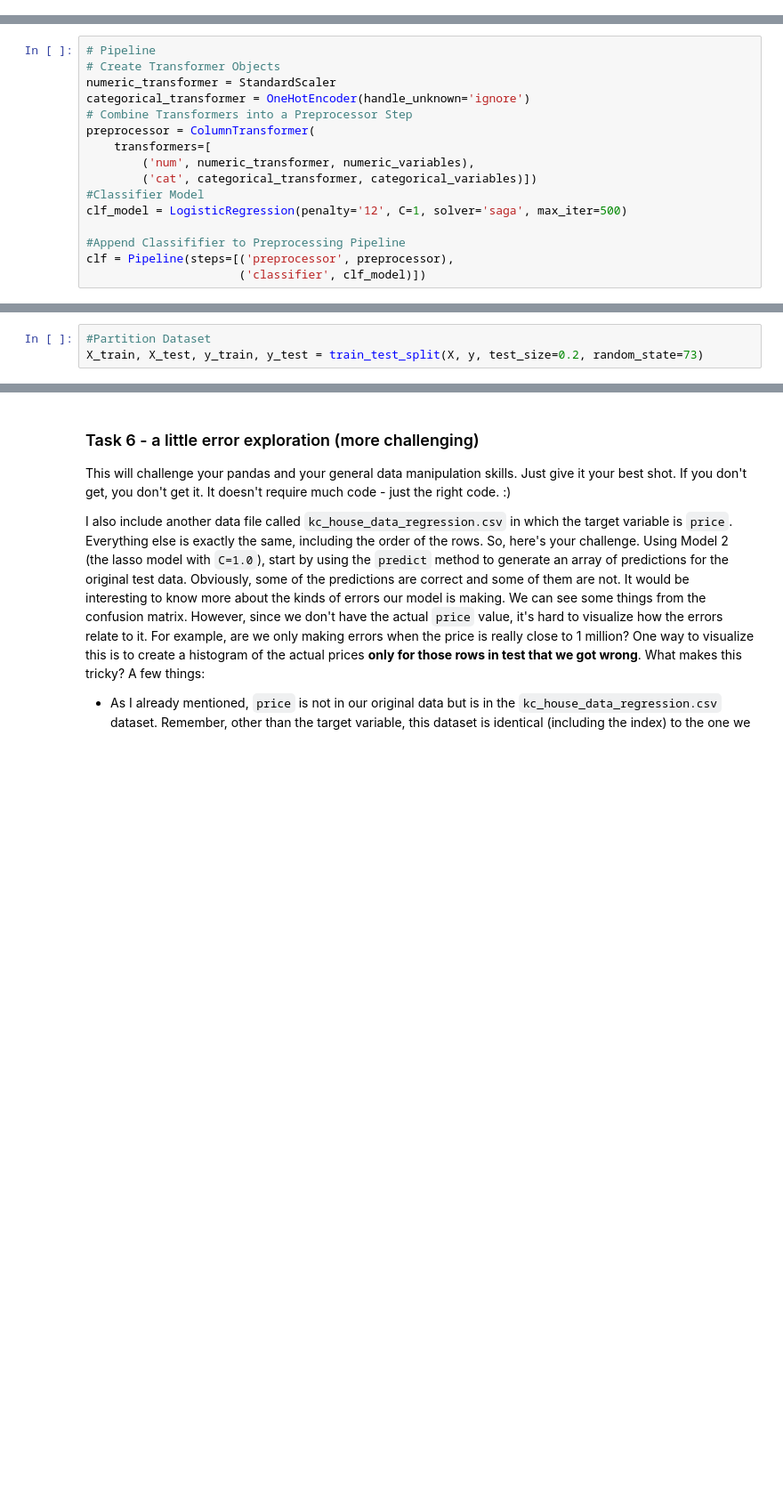
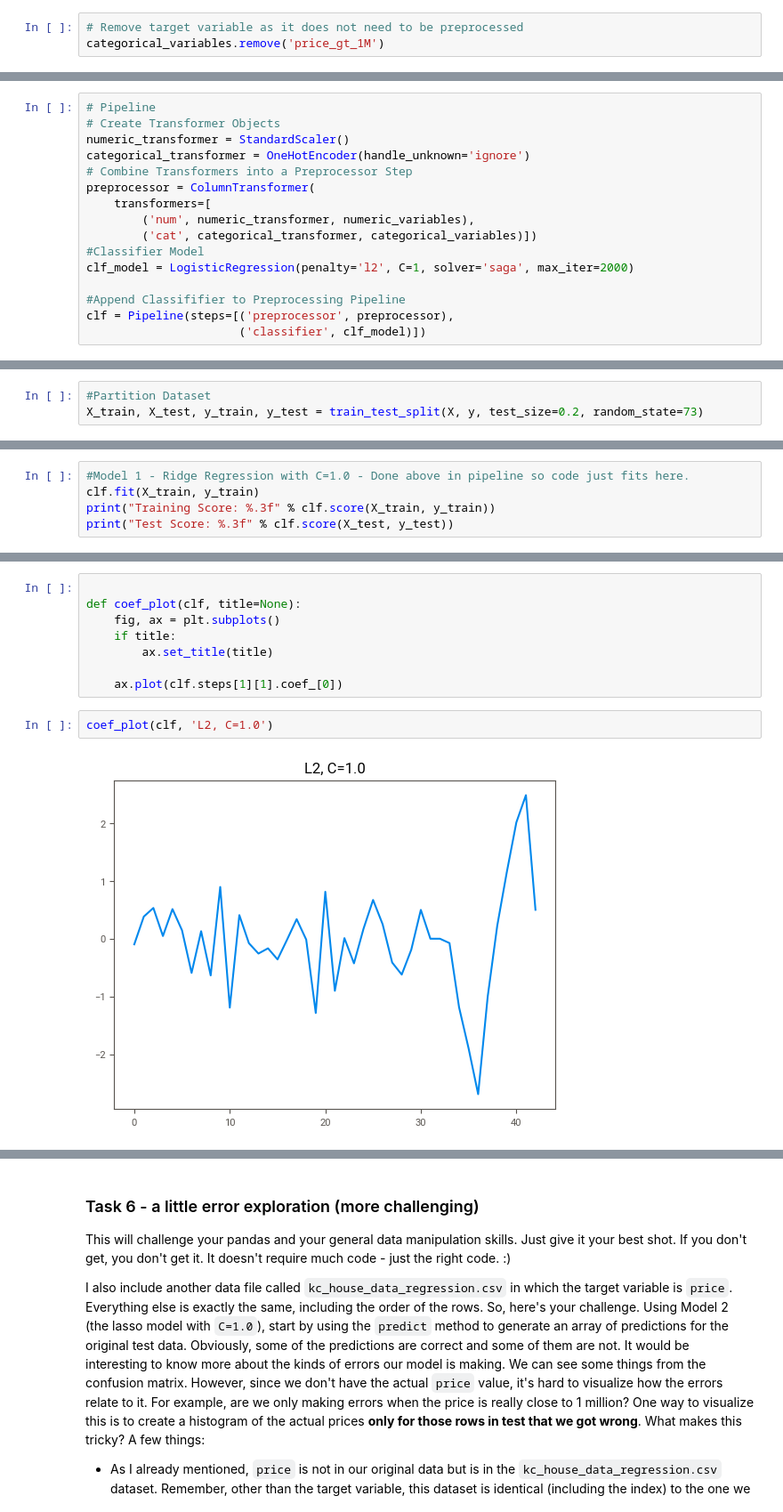
Before and after one commit to davidadewole10/hw1aap, a Jupyter notebook: aap_hw1_s24_sklearn.ipynb, the cells around one changed output, grey strips where cells are left out. Shown: that part at 89% size. Drawn from its saved outputs; the diff is of its cells as text; blank space fills up the shorter version.

Commit message:
Steps 1-5

```diff
--- a/aap_hw1_s24_sklearn.ipynb
+++ b/aap_hw1_s24_sklearn.ipynb
@@ -172,0 +176,3 @@ categorical_variables
+# %%
+# Remove target variable as it does not need to be preprocessed
+categorical_variables.remove('price_gt_1M')
@@ -233,7 +243,7 @@ Now fit a decision tree to predict `price_gt_1M`. As we did above, for both trai
 # %%
 # Pipeline
 # Create Transformer Objects
-numeric_transformer = StandardScaler
+numeric_transformer = StandardScaler()
 categorical_transformer = OneHotEncoder(handle_unknown='ignore')
 # Combine Transformers into a Preprocessor Step
 preprocessor = ColumnTransformer(
@@ -241,7 +251,7 @@ preprocessor = ColumnTransformer(
         ('num', numeric_transformer, numeric_variables),
         ('cat', categorical_transformer, categorical_variables)])
 #Classifier Model
-clf_model = LogisticRegression(penalty='12', C=1, solver='saga', max_iter=500)
+clf_model = LogisticRegression(penalty='l2', C=1, solver='saga', max_iter=2000)
 
 #Append Classififier to Preprocessing Pipeline
 clf = Pipeline(steps=[('preprocessor', preprocessor),
@@ -258,0 +276,5 @@ NameError: name 'price_gt_1M' is not defined
+# %%
+#Model 1 - Ridge Regression with C=1.0 - Done above in pipeline so code just fits here.
+clf.fit(X_train, y_train)
+print("Training Score: %.3f" % clf.score(X_train, y_train))
+print("Test Score: %.3f" % clf.score(X_test, y_test))
@@ -258,0 +324,12 @@ NameError: name 'price_gt_1M' is not defined
+# %%
+
+def coef_plot(clf, title=None):
+    fig, ax = plt.subplots()
+    if title:
+        ax.set_title(title)
+
+    ax.plot(clf.steps[1][1].coef_[0])
+# %%
+coef_plot(clf, 'L2, C=1.0')
+# %% [output]
+[figure, added]
```
Also changed, not shown: parts of 29 cells of this notebook.
